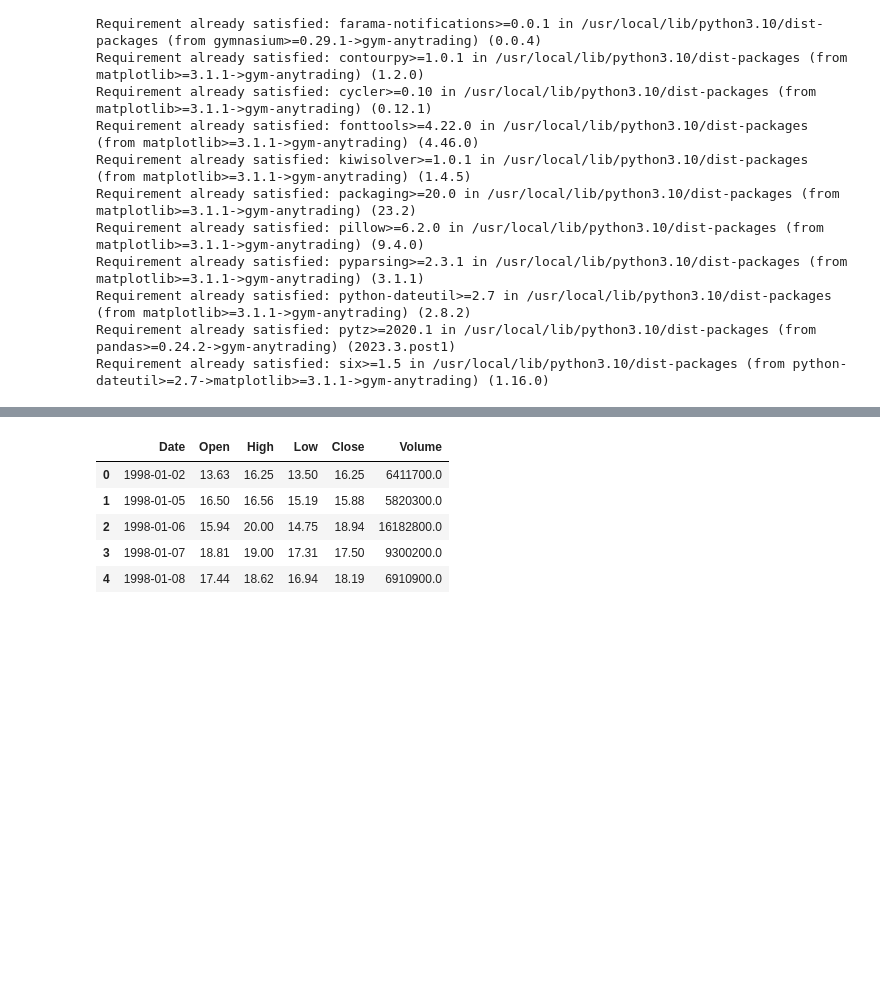
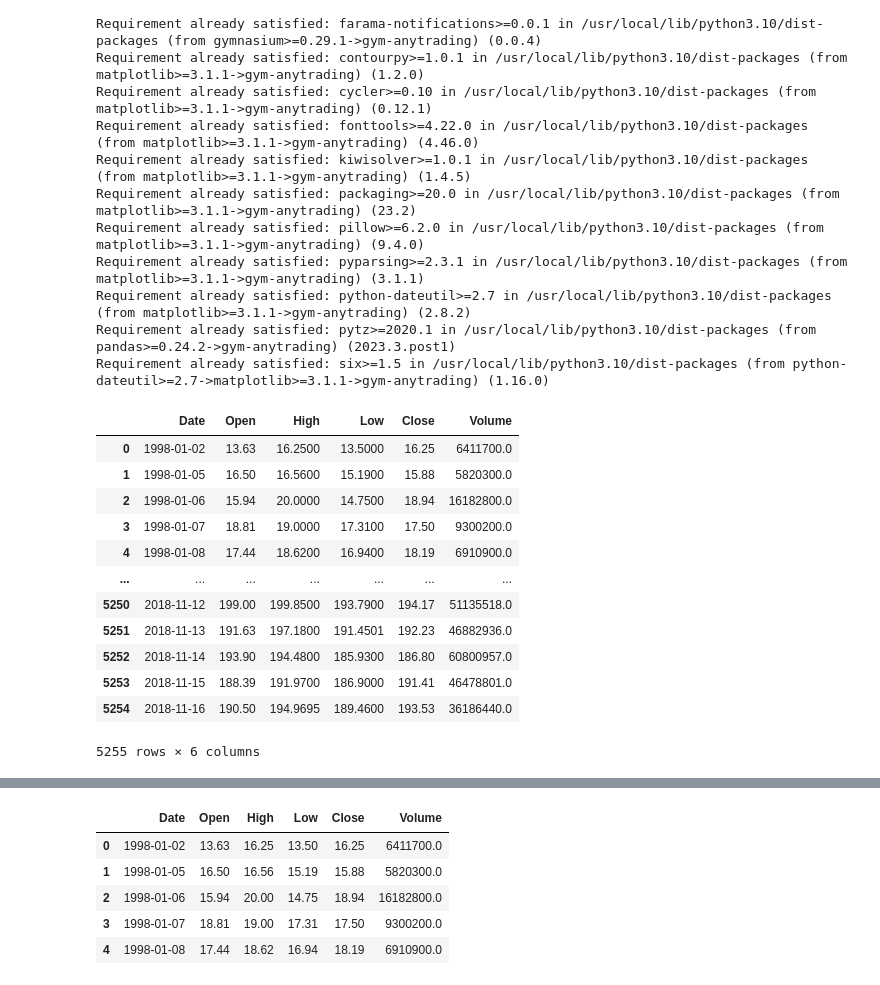
Before and after one commit to tekgulburak/Stock-Trading-Gym-Apple-Data-, a Jupyter notebook: Stock_Trading_Gym_Apple_Data.ipynb, the cells around one changed output, grey strips where cells are left out. Cells and saved outputs as stored; diff of their text form; code cells hidden in the pictures; blank space fills up the shorter version.

```diff
--- a/Stock_Trading_Gym_Apple_Data.ipynb
+++ b/Stock_Trading_Gym_Apple_Data.ipynb
@@ -97,6 +97,23 @@ import pandas as pd
 from matplotlib import pyplot as plt
 # %%
 df=pd.read_csv("/content/AAPL.csv")
+# %%
+df=df.drop("Unnamed: 0",axis=1)
+df
+# %% [output]
+|  | Date | Open | High | Low | Close | Volume |
+| 0 | 1998-01-02 | 13.63 | 16.2500 | 13.5000 | 16.25 | 6411700.0 |
+| 1 | 1998-01-05 | 16.50 | 16.5600 | 15.1900 | 15.88 | 5820300.0 |
+| 2 | 1998-01-06 | 15.94 | 20.0000 | 14.7500 | 18.94 | 16182800.0 |
+| 3 | 1998-01-07 | 18.81 | 19.0000 | 17.3100 | 17.50 | 9300200.0 |
+| 4 | 1998-01-08 | 17.44 | 18.6200 | 16.9400 | 18.19 | 6910900.0 |
+| ... | ... | ... | ... | ... | ... | ... |
+| 5250 | 2018-11-12 | 199.00 | 199.8500 | 193.7900 | 194.17 | 51135518.0 |
+| 5251 | 2018-11-13 | 191.63 | 197.1800 | 191.4501 | 192.23 | 46882936.0 |
+| 5252 | 2018-11-14 | 193.90 | 194.4800 | 185.9300 | 186.80 | 60800957.0 |
+| 5253 | 2018-11-15 | 188.39 | 191.9700 | 186.9000 | 191.41 | 46478801.0 |
+| 5254 | 2018-11-16 | 190.50 | 194.9695 | 189.4600 | 193.53 | 36186440.0 |
+5255 rows × 6 columns
 # %%
 df.head()
 # %% [output]
```
Also changed, not shown: parts of 6 cells of this notebook.
